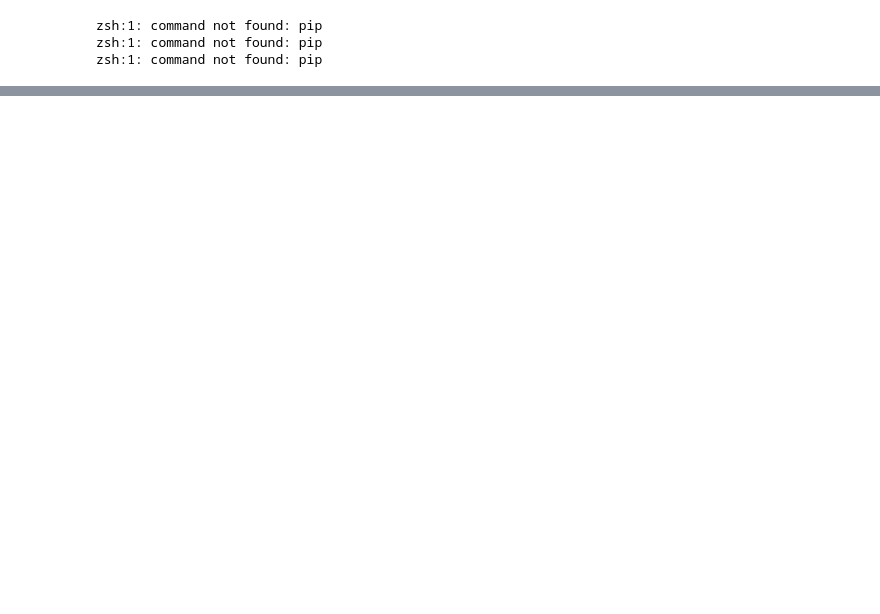
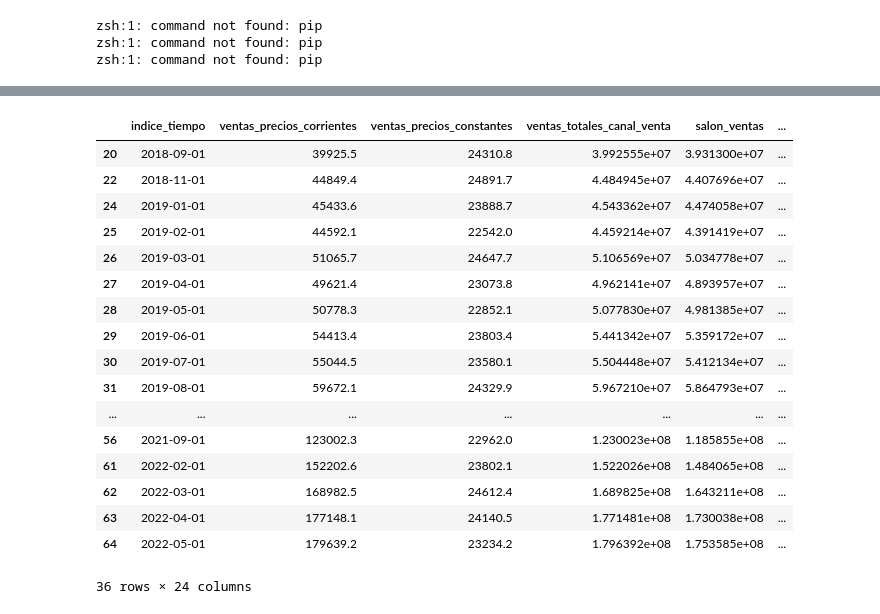
Before and after one commit to Ick3r/Reto-1, a Jupyter notebook: Filtros.ipynb, the cells around one changed output, grey strips where cells are left out. Cells and saved outputs as stored; diff of their text form; code cells hidden in the pictures; blank space fills up the shorter version.

```diff
--- a/Filtros.ipynb
+++ b/Filtros.ipynb
@@ -29,0 +67,24 @@ filtro2.to_csv("filtro2.csv")
+# %%
+#FILTROS BASICOS PARA VARIABLES CUANTITATIVAS
+#Filtro por comparacion
+filtro6=df[df["ventas_precios_constantes"] < 25000.0]
+filtro6
+# %% [output]
+|  | indice_tiempo | ventas_precios_corrientes | ventas_precios_constantes | ventas_totales_canal_venta | salon_ventas | ... |
+| 20 | 2018-09-01 | 39925.5 | 24310.8 | 3.992555e+07 | 3.931300e+07 | ... |
+| 22 | 2018-11-01 | 44849.4 | 24891.7 | 4.484945e+07 | 4.407696e+07 | ... |
+| 24 | 2019-01-01 | 45433.6 | 23888.7 | 4.543362e+07 | 4.474058e+07 | ... |
+| 25 | 2019-02-01 | 44592.1 | 22542.0 | 4.459214e+07 | 4.391419e+07 | ... |
+| 26 | 2019-03-01 | 51065.7 | 24647.7 | 5.106569e+07 | 5.034778e+07 | ... |
+| 27 | 2019-04-01 | 49621.4 | 23073.8 | 4.962141e+07 | 4.893957e+07 | ... |
+| 28 | 2019-05-01 | 50778.3 | 22852.1 | 5.077830e+07 | 4.981385e+07 | ... |
+| 29 | 2019-06-01 | 54413.4 | 23803.4 | 5.441342e+07 | 5.359172e+07 | ... |
+| 30 | 2019-07-01 | 55044.5 | 23580.1 | 5.504448e+07 | 5.412134e+07 | ... |
+| 31 | 2019-08-01 | 59672.1 | 24329.9 | 5.967210e+07 | 5.864793e+07 | ... |
+| ... | ... | ... | ... | ... | ... | ... |
+| 56 | 2021-09-01 | 123002.3 | 22962.0 | 1.230023e+08 | 1.185855e+08 | ... |
+| 61 | 2022-02-01 | 152202.6 | 23802.1 | 1.522026e+08 | 1.484065e+08 | ... |
+| 62 | 2022-03-01 | 168982.5 | 24612.4 | 1.689825e+08 | 1.643211e+08 | ... |
+| 63 | 2022-04-01 | 177148.1 | 24140.5 | 1.771481e+08 | 1.730038e+08 | ... |
+| 64 | 2022-05-01 | 179639.2 | 23234.2 | 1.796392e+08 | 1.753585e+08 | ... |
+36 rows × 24 columns
```
Also changed, not shown: parts of 11 cells of this notebook.
